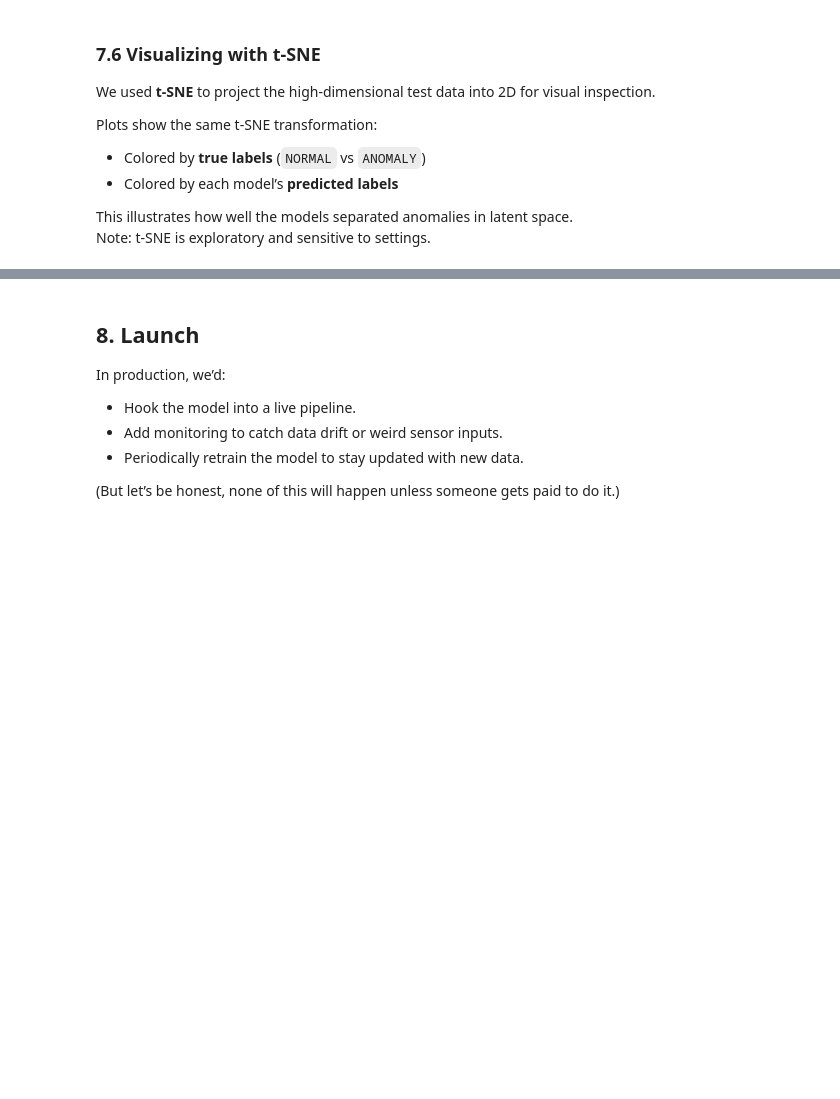
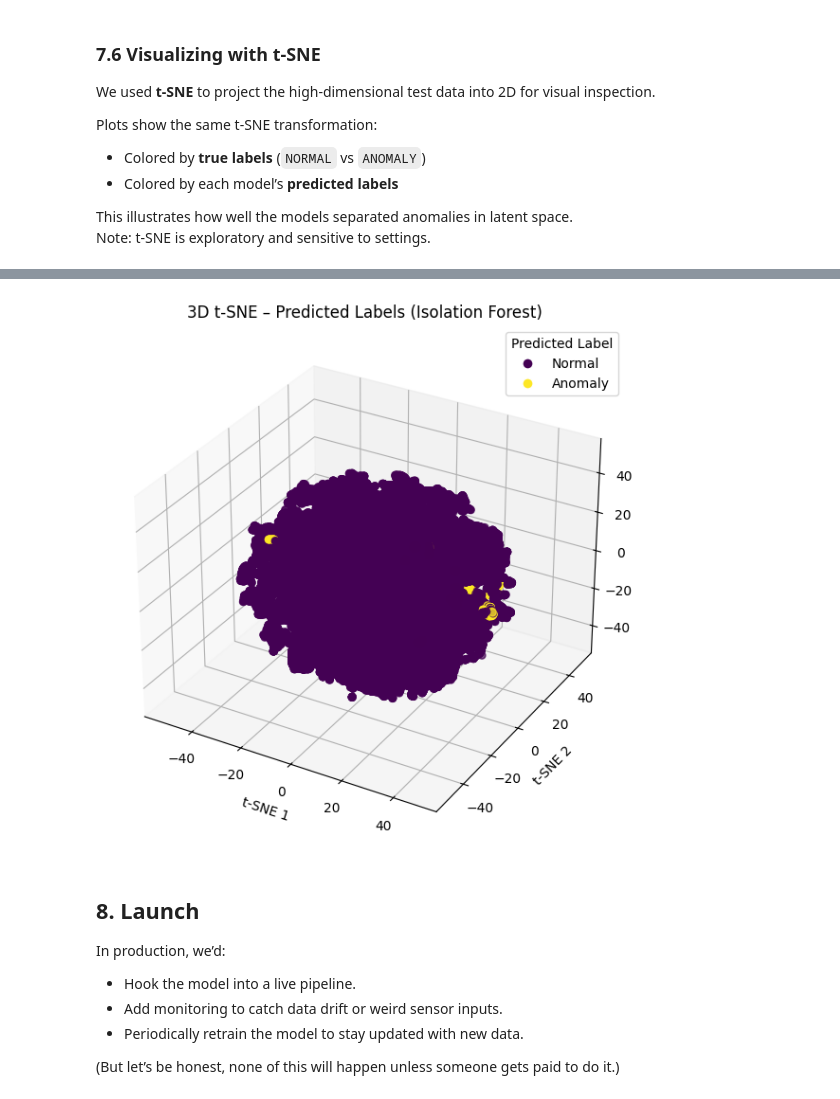
Before and after one commit to elisabellahj/MLing, a Jupyter notebook: A2.ipynb, the cells around one changed output, grey strips where cells are left out. Drawn from its saved outputs; the diff is of its cells as text; code cells hidden in the pictures; blank space fills up the shorter version.

```diff
--- a/A2.ipynb
+++ b/A2.ipynb
@@ -754,3 +775,44 @@ plt.show()
+# %%
+from sklearn.manifold import TSNE
+import matplotlib.pyplot as plt
+import pandas as pd
+from mpl_toolkits.mplot3d import Axes3D  # Required for 3D plots
+
+# Step 1: Apply t-SNE to test data
+tsne = TSNE(n_components=3, perplexity=30, random_state=42)
+X_test_tsne = tsne.fit_transform(X_test_scaled)
+
+# Step 2: Create DataFrame with predicted labels (Isolation Forest)
+tsne_pred = pd.DataFrame(X_test_tsne, columns=['TSNE1', 'TSNE2', 'TSNE3'])
+tsne_pred['Label'] = y_pred_iso  # Replace with your model's predicted labels
+
+# Step 3: Plot 3D t-SNE
+fig = plt.figure(figsize=(8, 6))
+ax = fig.add_subplot(111, projection='3d')
+
+scatter = ax.scatter(
+    tsne_pred['TSNE1'], tsne_pred['TSNE2'], tsne_pred['TSNE3'],
+    c=tsne_pred['Label'], cmap='viridis', alpha=0.7, s=30
+)
+
+ax.set_title("3D t-SNE – Predicted Labels (Isolation Forest)")
+ax.set_xlabel("t-SNE 1")
+ax.set_ylabel("t-SNE 2")
+ax.set_zlabel("t-SNE 3")
+
+# Optional: Add legend manually
+legend_labels = ['Normal', 'Anomaly']
+handles = [plt.Line2D([0], [0], marker='o', color='w',
+                      label=label,
+                      markerfacecolor=scatter.cmap(scatter.norm(i)),
+                      markersize=8)
+           for i, label in enumerate(legend_labels)]
+ax.legend(handles=handles, title='Predicted Label')
+
+plt.tight_layout()
+plt.show()
+# %% [output]
+[figure, added]
 # %% [markdown]
 ## **8. Launch**
 
```
Also changed, not shown: parts of 6 cells of this notebook.
